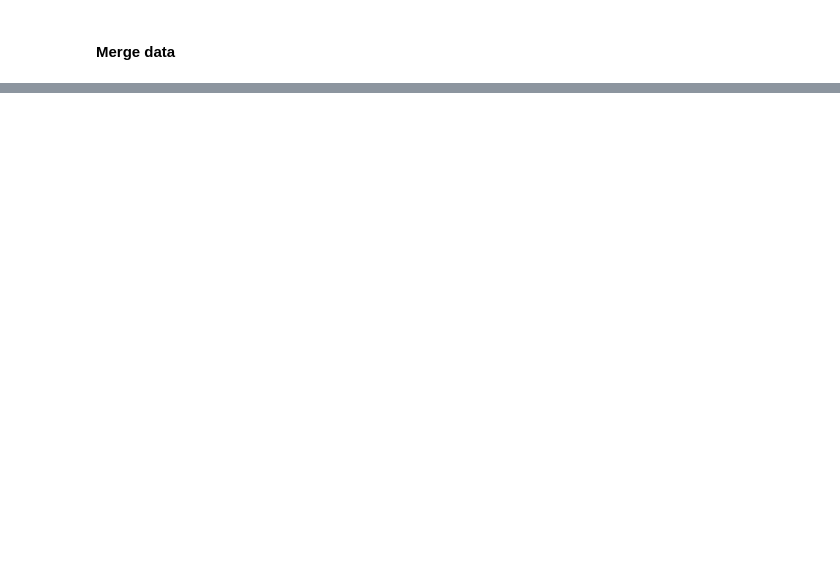
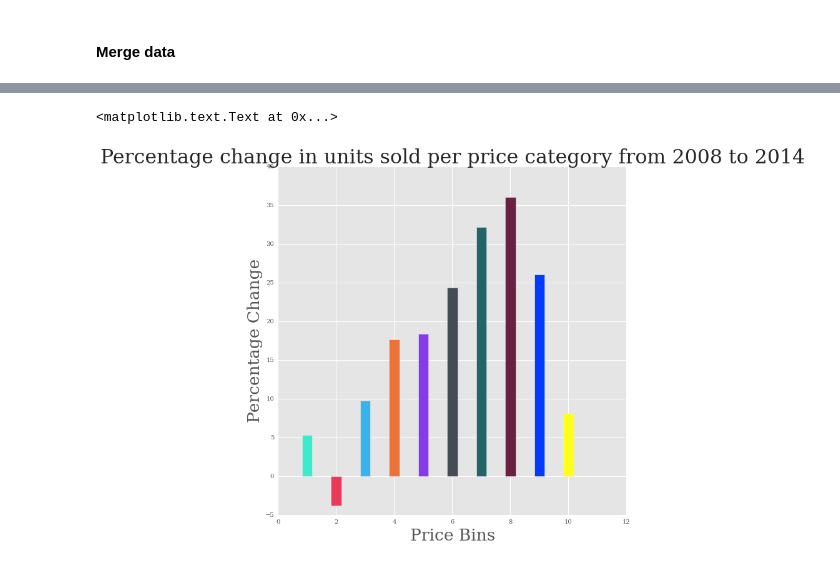
Before and after one commit to mu529/property_tax, a Jupyter notebook: ETR-All.ipynb, the cells around one changed output, grey strips where cells are left out. Cells and saved outputs as stored; diff of their text form; code cells hidden in the pictures; blank space fills up the shorter version.

```diff
--- a/ETR-All.ipynb
+++ b/ETR-All.ipynb
@@ -1389,0 +1453,20 @@ bins_per_puma.rename(columns={'index':'PUMA'},inplace=True)
+# %%
+colors = ['#39eccc','#ec3959','#39b3ec','#ec7239','#8739ec',
+          '#444b54','#216569','#692141','#003BFF','#FFFF1A']
+width = 0.35
+fig,ax = plt.subplots(figsize=(10,10))
+#ax = fig.add_subplot(111)
+for i in np.unique(price_bins['PRICE_UNIT_BINS'].values):
+    t1 = float(price_bins[(price_bins['PRICE_UNIT_BINS']==i)&(price_bins['SALE_YEAR']==2008)]['COUNT'])
+    t2 = float(price_bins[(price_bins['PRICE_UNIT_BINS']==i)&(price_bins['SALE_YEAR']==2014)]['COUNT'])
+    ax.bar((i-(width)/2), ((t2-t1)/t1)*100, width, color=colors[i-1])
+    ax.get_xaxis().tick_bottom()
+    locs, labels = plt.xticks()
+    ticks = np.arange(1, 10, 2)
+    ticks = [str(ticks[i]) for i in range(len(ticks))]
+plt.xlabel('Price Bins')
+plt.ylabel('Percentage Change')
+plt.title('Percentage change in units sold per price category from 2008 to 2014')
+# %% [output]
+<matplotlib.text.Text at 0x...>
+[figure, added]
```
Also changed, not shown: parts of 17 cells of this notebook.
